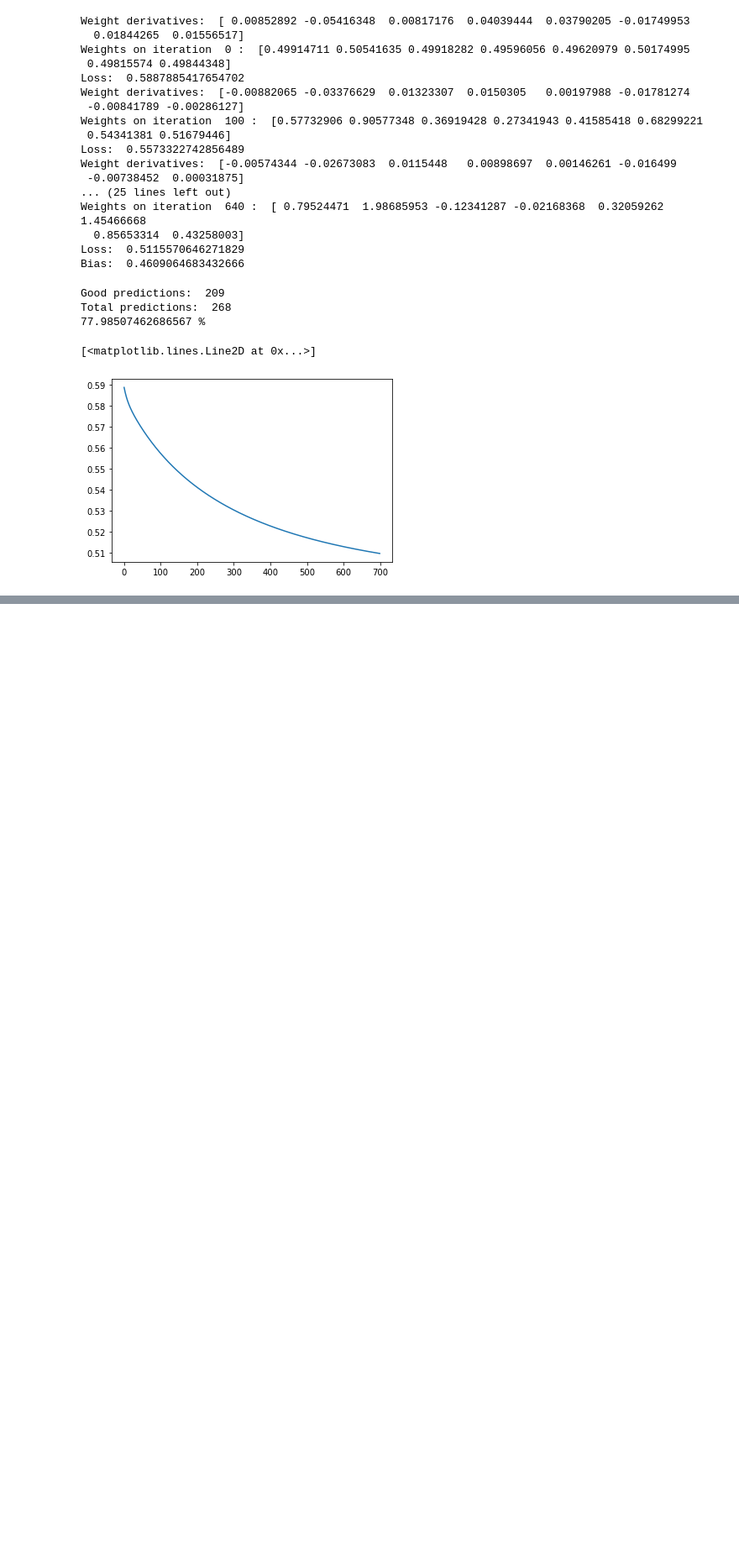
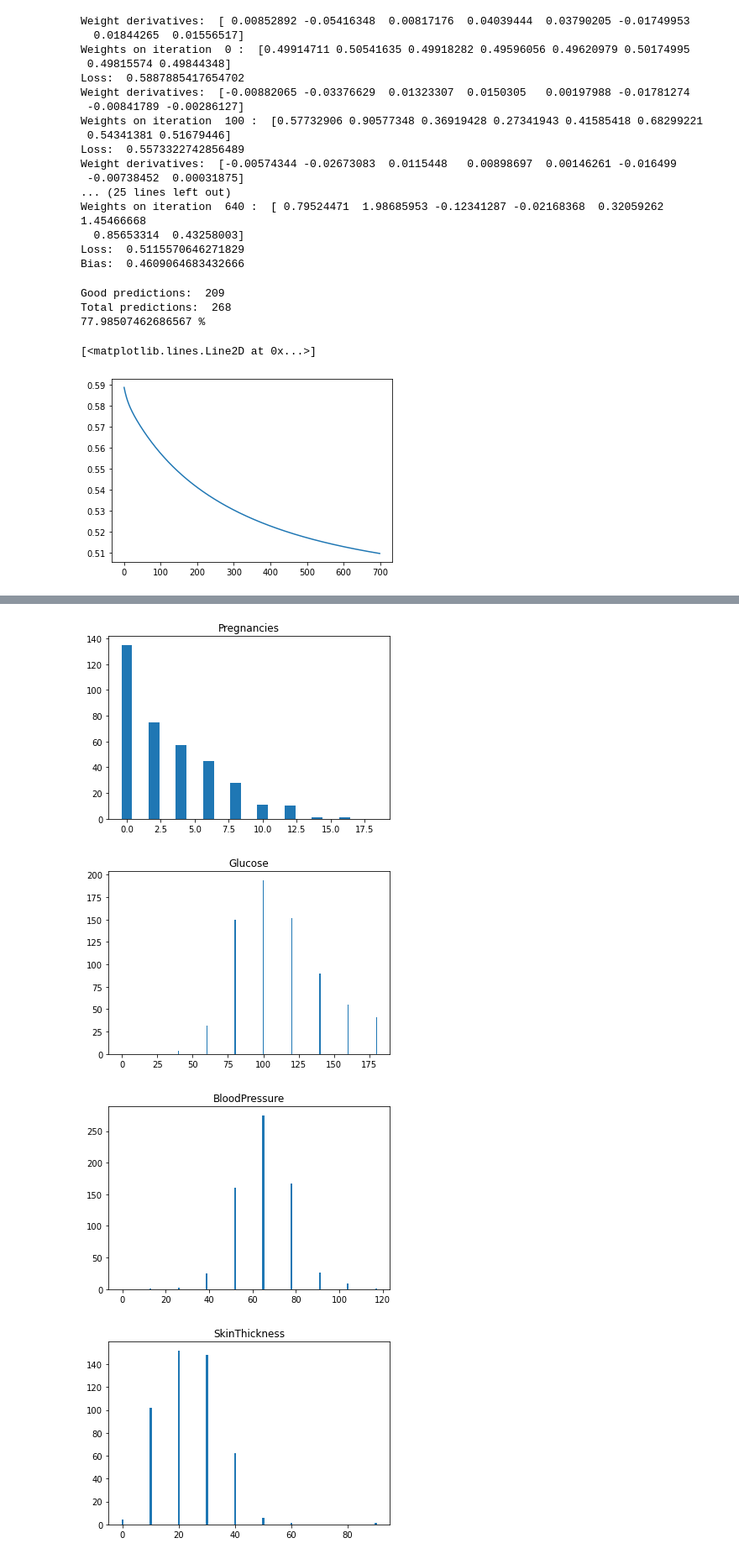
Before and after one commit to kamilszymczak/Bio-comp, a Jupyter notebook: Sam_labs/Lab1.ipynb, the cells around one changed output, grey strips where cells are left out. Shown at 84% size. Cells and saved outputs as stored; diff of their text form; code cells hidden in the pictures; blank space fills up the shorter version.

Commit message:
Equal width buckets

```diff
--- a/Sam_labs/Lab1.ipynb
+++ b/Sam_labs/Lab1.ipynb
@@ -439,0 +444,45 @@ pyplot.plot(iteration_vec, loss_vec)
+# %%
+import math
+
+# equal width bins row wise
+def ewb_row(row, num_bins):
+    row_len = len(row)
+    w = int(math.ceil((max(row) - min(row)) / num_bins))
+    min1 = min(row)
+    min_val_arr = []
+    for i in range(0, num_bins + 1):
+        min_val_arr = min_val_arr + [min1 + w * i]
+    arri=[]
+
+    for i in range(0, num_bins):
+        temp = []
+        for j in row:
+            if j > min_val_arr[i] and j < min_val_arr[i+1]:
+                temp += [j]
+        arri += [temp]
+    #print(arri)
+    return (arri, min_val_arr)
+
+
+
+plot_data = np.transpose(raw_data)
+
+for i in range(plot_data.shape[0]-1):
+    (row_buckets, min_values) = ewb_row(plot_data[i], 10)
+    bucket_size = [len(i) for i in row_buckets]
+
+    # plot each row of bucket sizes
+    # print(bucket_size)
+
+    # use for x axis label
+    # print(min_values)
+    pyplot.figure()
+    pyplot.title(df.columns[i])
+    pyplot.bar(min_values[0:-1], bucket_size)
+
+pyplot.show()
+# %% [output]
+[figure, added]
+[figure, added]
+[figure, added]
+[figure, added]
```
Also changed, not shown: parts of 3 cells of this notebook.
